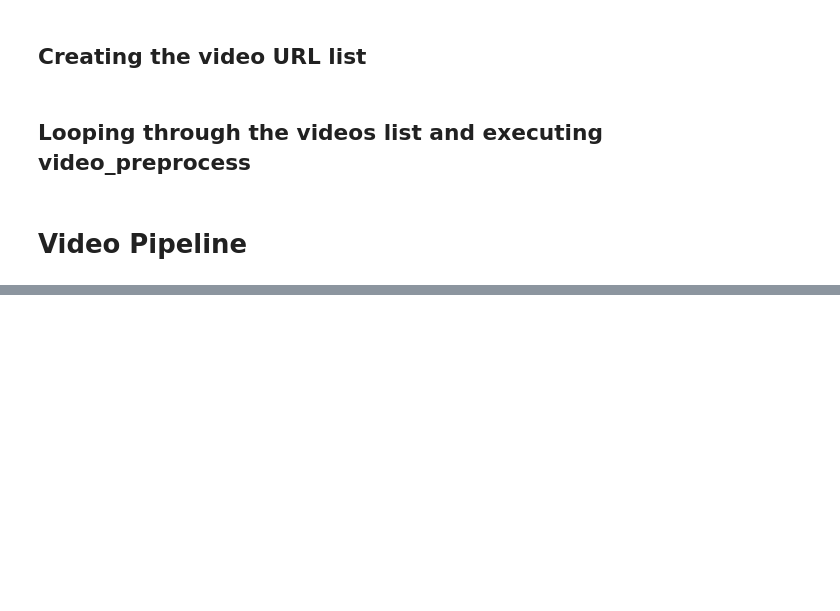
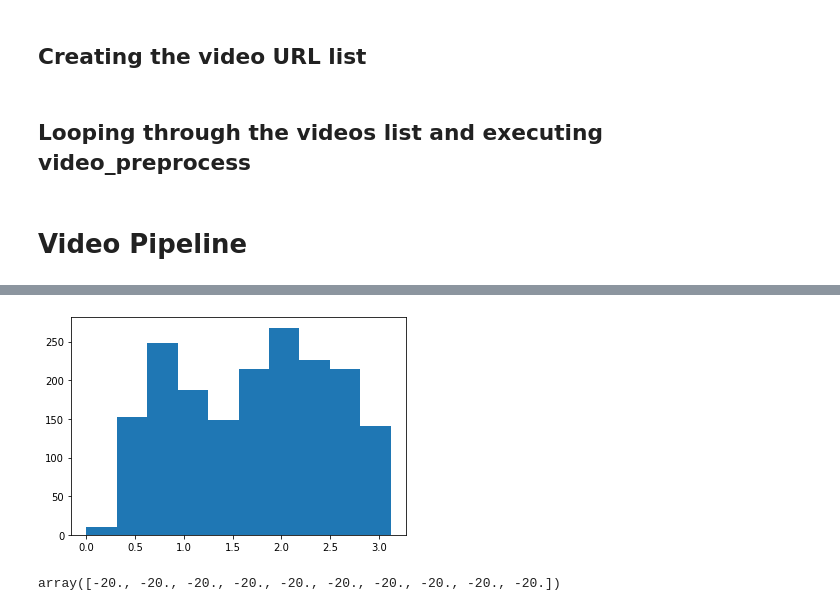
Before and after one commit to worldlife92/dancemachine-by-871, a Jupyter notebook: notebooks/working_nb_video_process.ipynb, the cells around one changed output, grey strips where cells are left out. Saved outputs shown, nothing was run; the diff lists cells and outputs as text; code cells hidden in the pictures; blank space fills up the shorter version.

```diff
--- a/notebooks/working_nb_video_process.ipynb
+++ b/notebooks/working_nb_video_process.ipynb
@@ -308,0 +308,4 @@ y_test = np.concatenate([X_fault[-3:], X_fine[-3:]], axis=0)
+# %%
+plt.hist(np.unique(X_train_pad[0]));
+# %% [output]
+[figure, added]
@@ -309,3 +324,7 @@ y_test = np.concatenate([X_fault[-3:], X_fine[-3:]], axis=0)
+# %%
+masking
+# %% [output]
+array([-20., -20., -20., -20., -20., -20., -20., -20., -20., -20.])
 # %%
 from tensorflow.keras.preprocessing.sequence import pad_sequences
 
```
Also changed, not shown: parts of 30 cells of this notebook.
